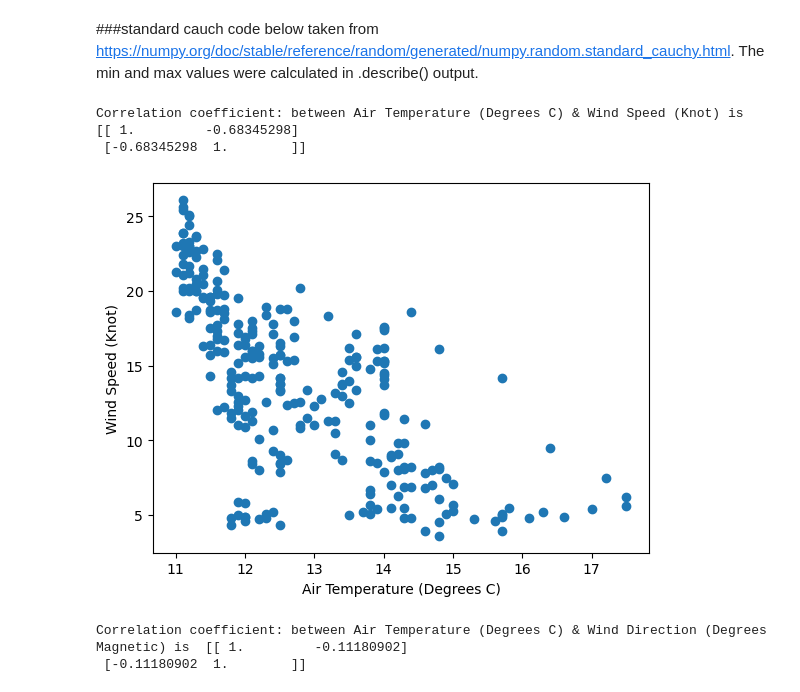
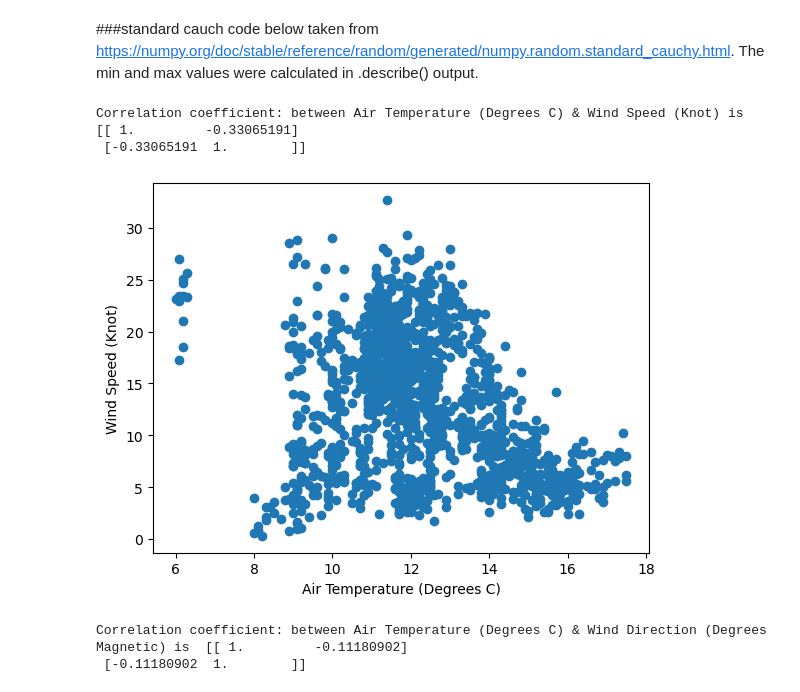
Before and after one commit to dectan/Programming-for-Data-Analysis-Project-1, a Jupyter notebook: Project 1.ipynb, the cells around one changed output. Drawn from its saved outputs; the diff is of its cells as text; code cells hidden in the pictures.

```diff
--- a/Project 1.ipynb
+++ b/Project 1.ipynb
@@ -104,4 +104,6 @@ SensorTimestamp column is int 64 bit, the following steps to create new column c
 df1['SensorTimestamp']
 pd.to_datetime(df1['SensorTimestamp'])
 df1['datetime'] = pd.to_datetime(df1['SensorTimestamp'])
-df1['datetime']
+df1.set_index('datetime', inplace=True)
+df2=df1.loc['2015-08-16']
+#df1['datetime']
@@ -427,16 +343,16 @@ some ditsributions i tried to to get a better distribution match.
 # %%
 
 
-x =df3["Air Temperature (Degrees C)"]
-y =df3["Wind Speed (Knot)"]
+x =df1["Air Temperature (Degrees C)"]
+y =df1["Wind Speed (Knot)"]
 r = np.corrcoef(x, y)
 print("Correlation coefficient: between Air Temperature (Degrees C) & Wind Speed (Knot) is ", r)
 plt.scatter(x,y)
 plt.xlabel('Air Temperature (Degrees C)')
 plt.ylabel('Wind Speed (Knot)')
 plt.show()
 # %% [output]
-Correlation coefficient: between Air Temperature (Degrees C) & Wind Speed (Knot) is  [[ 1.         -0.68345298]
- [-0.68345298  1.        ]]
+Correlation coefficient: between Air Temperature (Degrees C) & Wind Speed (Knot) is  [[ 1.         -0.33065191]
+ [-0.33065191  1.        ]]
-[figure, old version]
+[figure, new version]
 # %%
```
Also changed, not shown: parts of 73 cells of this notebook, 1 other file.
